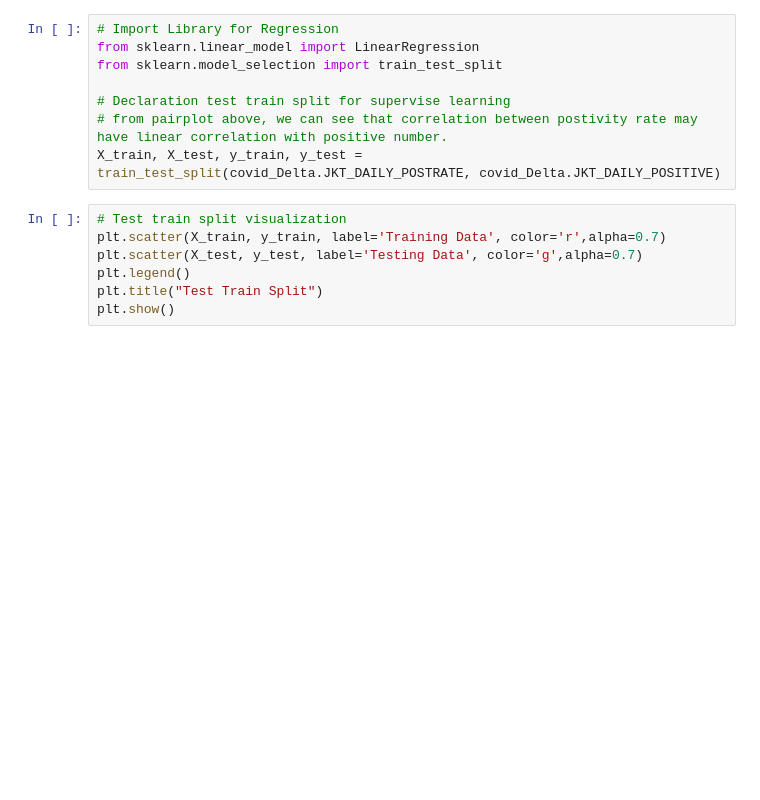
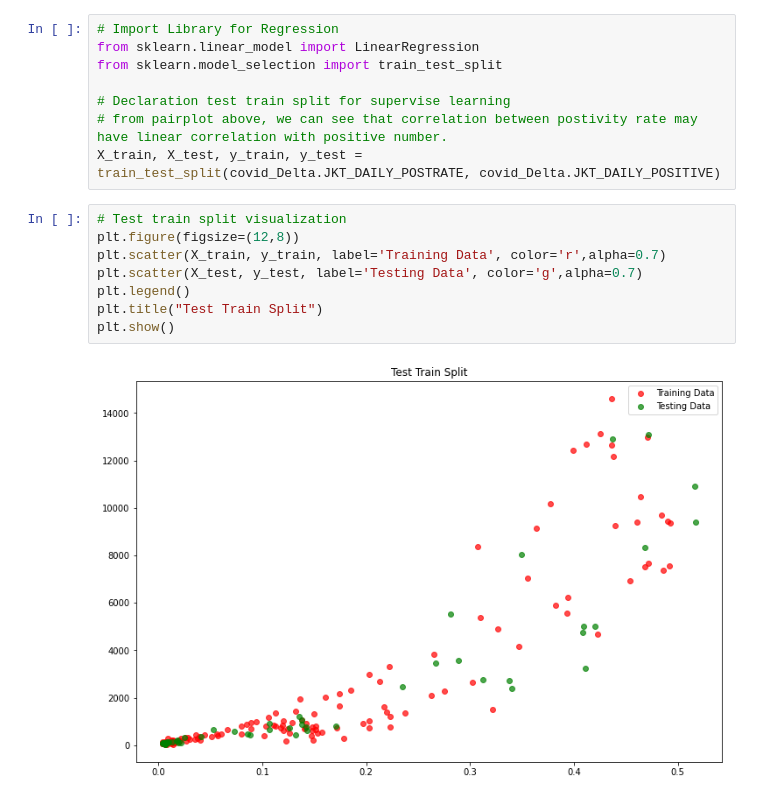
Before and after one commit to aasina/carpredict, a Jupyter notebook: covidJKTdatapredict.ipynb, the cells around one changed output. Cells and saved outputs as stored; diff of their text form; blank space fills up the shorter version.

```diff
--- a/covidJKTdatapredict.ipynb
+++ b/covidJKTdatapredict.ipynb
@@ -31,11 +41,14 @@ from sklearn.model_selection import train_test_split
 X_train, X_test, y_train, y_test = train_test_split(covid_Delta.JKT_DAILY_POSTRATE, covid_Delta.JKT_DAILY_POSITIVE)
 # %%
 # Test train split visualization
+plt.figure(figsize=(12,8))
 plt.scatter(X_train, y_train, label='Training Data', color='r',alpha=0.7)
 plt.scatter(X_test, y_test, label='Testing Data', color='g',alpha=0.7)
 plt.legend()
 plt.title("Test Train Split")
 plt.show()
+# %% [output]
+[figure, added]
 # %%
 LR = LinearRegression()
 LR.fit(X_train.values.reshape(-1,1), y_train.values)
```
Also changed, not shown: parts of 9 cells of this notebook.
